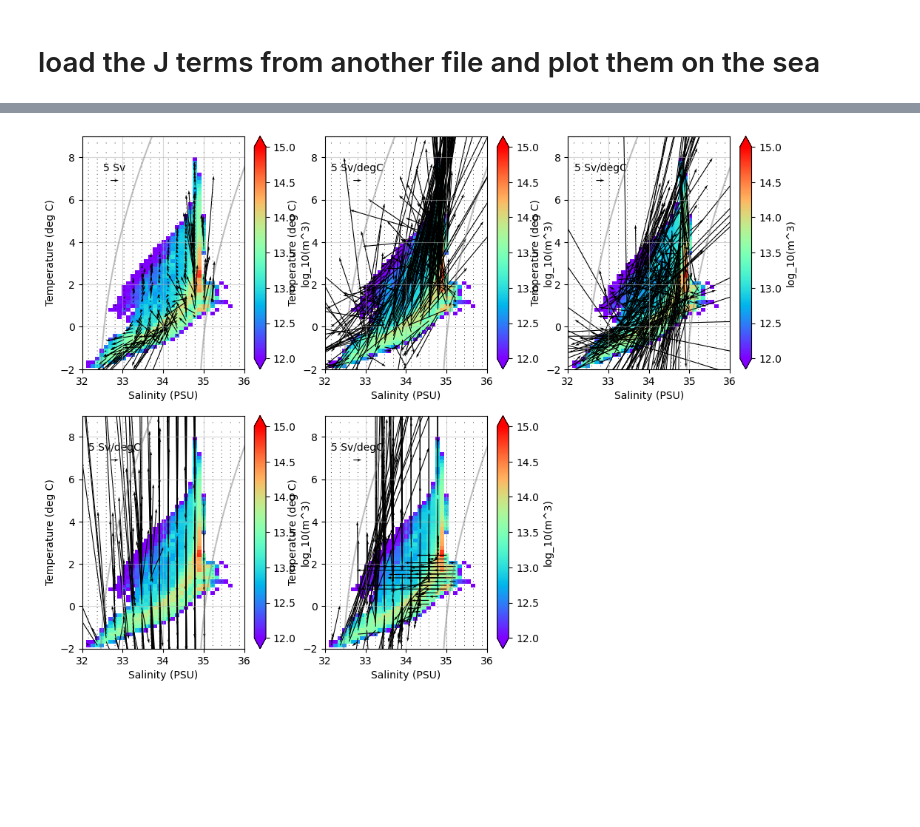
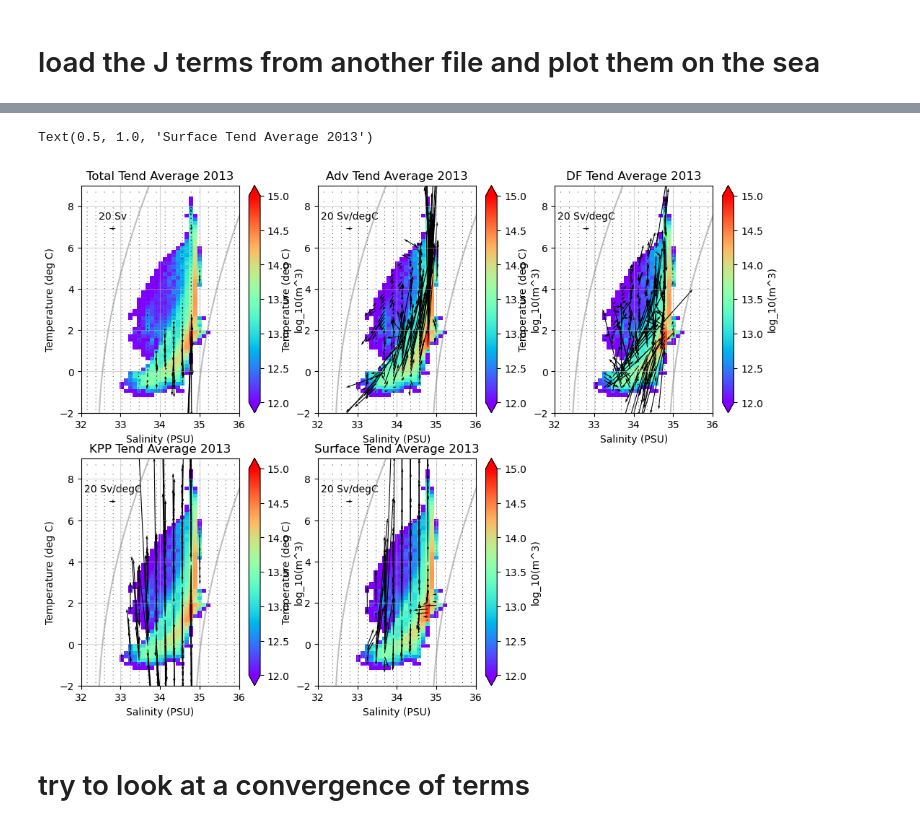
Before and after one commit to margaretmurakami/crios_backups, a Jupyter notebook: ASTE_270/Pemberton/BarentsS_paper/TS_ASTE_full.ipynb, the cells around one changed output, grey strips where cells are left out. Cells and saved outputs as stored; diff of their text form; code cells hidden in the pictures; blank space fills up the shorter version.

```diff
--- a/ASTE_270/Pemberton/BarentsS_paper/TS_ASTE_full.ipynb
+++ b/ASTE_270/Pemberton/BarentsS_paper/TS_ASTE_full.ipynb
@@ -101,18 +101,19 @@ fnames = get_fnames(dt_aste,startyr,endyr)
 
 times = {}
 # first set of dates
-times["2003"] = np.arange(1,13,1)
+# times["2003"] = np.arange(1,13,1)
 # times["2004"] = np.arange(1,13,1)
 # times["2005"] = np.arange(1,13,1)
 # times["2006"] = np.arange(1,13,1)
 # times["2007"] = np.arange(1,13,1)
 
 # second set of dates
-# times["2013"] = np.arange(1,13,1)
+times["2013"] = np.arange(1,13,1)
 # times["2014"] = np.arange(1,13,1)
 # times["2015"] = np.arange(1,13,1)
 # times["2016"] = np.arange(1,13,1)
 # times["2017"] = np.arange(1,13,1)
+m = 2
 
 
 
@@ -398,11 +385,15 @@ Data variables:
 # %%
 # create the example vectors in a mesh for=
-dsT = xr.open_dataset("J_heat_2003.nc")
-mean_JtendTfull = dsT['JtendTfull'].mean(dim='time')
+# dsT = xr.open_dataset("J_heat_2003_v2.nc")
+dsT = xr.open_dataset("J_heat_2013.nc")
+mean_JtendTfull = dsT['JtendTfull'].mean(dim='time')  # for averaging for a given year
+# mean_JtendTfull = dsT['JtendTfull'][m]
 meshTtend = create_TS_mesh(tsstr[:1],nS,nT,npoints,binned_salt.reshape(1,nz,ny,nx), binned_theta.reshape(1,nz,ny,nx),(mean_JtendTfull.values*mymsk3).reshape(1,nz,ny,nx),idxs,dT,dS)
 # %%
-dsS = xr.open_dataset("J_salt_2003.nc")
+# dsS = xr.open_dataset("J_salt_2003_v2.nc")
+dsS = xr.open_dataset("J_salt_2013.nc")
 mean_JtendSfull = dsS['JtendSfull'].mean(dim='time')
+# mean_JtendSfull = dsS['JtendSfull'][m]
 meshStend = create_TS_mesh(tsstr[:1],nS,nT,npoints,binned_salt.reshape(1,nz,ny,nx), binned_theta.reshape(1,nz,ny,nx),(mean_JtendSfull.values*mymsk3).reshape(1,nz,ny,nx),idxs,dT,dS)
 # %%
 meshTtend = np.nansum(meshTtend[0],axis=2)
@@ -466,7 +592,9 @@ meshSsurf = np.nansum(meshSsurf[0],axis=2)
 # what if we just plot a volume distribution for the year 2003
 space = 2
 U = 5
+U= 20
 scale=1e2
+scale = 5e2
 
 fig = plt.figure(figsize=(12,9))
 
@@ -485,11 +613,12 @@ cs = ax1.contour(si, ti, dens2, colors="grey", zorder=2,alpha=0.5,levels=np.aran
 cl=ax1.clabel(cs,fontsize=10,inline=False,fmt="%.f")
 
 # add the quivers - really hope there's nothing wrong here
-U1,V1 = meshStend/dT[:,:,0]/dS[:,:,0]*1e-6,meshTtend/dT[:,:,0]/dS[:,:,0]*1e-6
-# U1,V1 = meshStend*1e-6,meshTtend*1e-6
+# U1,V1 = meshStend/dT[:,:,0]/dS[:,:,0]*1e-6,meshTtend/dT[:,:,0]/dS[:,:,0]*1e-6
+U1,V1 = meshStend,meshTtend
 q1 = ax1.quiver(Sbincent[::space], Tbincent[::space], U1[::space], V1[::space], width=0.005,scale=scale)
+ax1.quiverkey(q1,X=0.2,Y=0.81,U = U,label=str(U) + " Sv")
+ax1.set_title("Total Tend Average " + datetimes[0].strftime("%Y"))
 
-ax1.quiverkey(q1,X=0.2,Y=0.81,U = U,label=str(U) + " Sv")
 
 # advective tendency
 ax1 = plt.subplot(232)
@@ -506,11 +635,11 @@ cs = ax1.contour(si, ti, dens2, colors="grey", zorder=2,alpha=0.5,levels=np.aran
 cl=ax1.clabel(cs,fontsize=10,inline=False,fmt="%.f")
 
 # add the quivers - really hope there's nothing wrong here
-U1,V1 = meshSADV/dT[:,:,0]/dS[:,:,0]*1e-6,meshTADV/dT[:,:,0]/dS[:,:,0]*1e-6
-# U1,V1 = meshSADV*1e-6,meshTADV*1e-6
+# U1,V1 = meshSADV/dT[:,:,0]/dS[:,:,0]*1e-6,meshTADV/dT[:,:,0]/dS[:,:,0]*1e-6
+U1,V1 = meshSADV,meshTADV
 q1 = ax1.quiver(Sbincent[::space], Tbincent[::space], U1[::space], V1[::space], width=0.005,scale=scale)
-
 ax1.quiverkey(q1,X=0.2,Y=0.81,U = U,label=str(U) + " Sv/degC")
+ax1.set_title("Adv Tend Average " + datetimes[0].strftime("%Y"))
 
 
 # diffusive tendency
@@ -528,14 +657,14 @@ cs = ax1.contour(si, ti, dens2, colors="grey", zorder=2,alpha=0.5,levels=np.aran
 cl=ax1.clabel(cs,fontsize=10,inline=False,fmt="%.f")
 
 # add the quivers - really hope there's nothing wrong here
-U1,V1 = meshSDF/dT[:,:,0]/dS[:,:,0]*1e-6,meshTDF/dT[:,:,0]/dS[:,:,0]*1e-6
-# U1,V1 = meshSDF*1e-6,meshTDF*1e-6
+# U1,V1 = meshSDF/dT[:,:,0]/dS[:,:,0]*1e-6,meshTDF/dT[:,:,0]/dS[:,:,0]*1e-6
+U1,V1 = meshSDF,meshTDF
 q1 = ax1.quiver(Sbincent[::space], Tbincent[::space], U1[::space], V1[::space], width=0.005,scale=scale)
-
 ax1.quiverkey(q1,X=0.2,Y=0.81,U = U,label=str(U) + " Sv/degC")
+ax1.set_title("DF Tend Average " + datetimes[0].strftime("%Y"))
 
 
-# diffusive tendency
+# KPP tendency
 ax1 = plt.subplot(234)
 ax1.grid(alpha=0.5,zorder=0)
 cb1 = ax1.pcolormesh(Sbin, Tbin, np.log10(vol_mesh), cmap="rainbow", vmin=12,zorder=1,vmax=15)
@@ -548,36 +677,43 @@ ax1.set_ylabel("Temperature (deg C)")
 # add the contours
 cs = ax1.contour(si, ti, dens2, colors="grey", zorder=2,alpha=0.5,levels=np.arange(16,32,2))
 cl=ax1.clabel(cs,fontsize=10,inline=False,fmt="%.f")
 
 # add the quivers - really hope there's nothing wrong here
-U1,V1 = meshSKPP/dT[:,:,0]/dS[:,:,0]*1e-6,meshTKPP/dT[:,:,0]/dS[:,:,0]*1e-6
-# U1,V1 = meshSKPP*1e-6,meshTKPP*1e-6
+# U1,V1 = meshSKPP/dT[:,:,0]/dS[:,:,0]*1e-6,meshTKPP/dT[:,:,0]/dS[:,:,0]*1e-6
+U1,V1 = meshSKPP,meshTKPP
 q1 = ax1.quiver(Sbincent[::space], Tbincent[::space], U1[::space], V1[::space], width=0.005,scale=scale)
 
 ax1.quiverkey(q1,X=0.2,Y=0.81,U = U,label=str(U) + " Sv/degC")
+ax1.set_title("KPP Tend Average " + datetimes[0].strftime("%Y"))
+
 
 
 # surface tendency
 ax1 = plt.subplot(235)
 ax1.grid(alpha=0.5,zorder=0)
 cb1 = ax1.pcolormesh(Sbin, Tbin, np.log10(vol_mesh), cmap="rainbow", vmin=12,zorder=1,vmax=15)
 plt.colorbar(cb1, label="log_10(m^3)",extend="both")
 # ax1.set_title("ASTE BarentsS surface volume averaged " + datetimes[0].strftime("%Y"))
 ax1.set_xlim(32,36)
 ax1.set_ylim(-2,9)
 ax1.set_xlabel("Salinity (PSU)")
 ax1.set_ylabel("Temperature (deg C)")
 # add the contours
 cs = ax1.contour(si, ti, dens2, colors="grey", zorder=2,alpha=0.5,levels=np.arange(16,32,2))
 cl=ax1.clabel(cs,fontsize=10,inline=False,fmt="%.f")
 
 # add the quivers - really hope there's nothing wrong here
-U1,V1 = meshSsurf/dT[:,:,0]/dS[:,:,0]*1e-6,meshTsurf/dT[:,:,0]/dS[:,:,0]*1e-6
-# U1,V1 = meshSsurf*1e-6,meshTsurf*1e-6
+# U1,V1 = meshSsurf/dT[:,:,0]/dS[:,:,0]*1e-6,meshTsurf/dT[:,:,0]/dS[:,:,0]*1e-6
+U1,V1 = meshSsurf,meshTsurf
 q1 = ax1.quiver(Sbincent[::space], Tbincent[::space], U1[::space], V1[::space], width=0.005,scale=scale)
 
 ax1.quiverkey(q1,X=0.2,Y=0.81,U = U,label=str(U) + " Sv/degC")
+ax1.set_title("Surface Tend Average " + datetimes[0].strftime("%Y"))
 
-plt.savefig(path + "2003_tendency_comparison_v2.png",dpi=300)
+
+# plt.savefig(path + "2013_tendency_comparison_v3.png",dpi=300)
 # %% [output]
+Text(0.5, 1.0, 'Surface Tend Average 2013')
-[figure, old version]
+[figure, new version]
+# %% [markdown]
+# try to look at a convergence of terms
```
Also changed, not shown: parts of 15 cells of this notebook, 14 other files.
